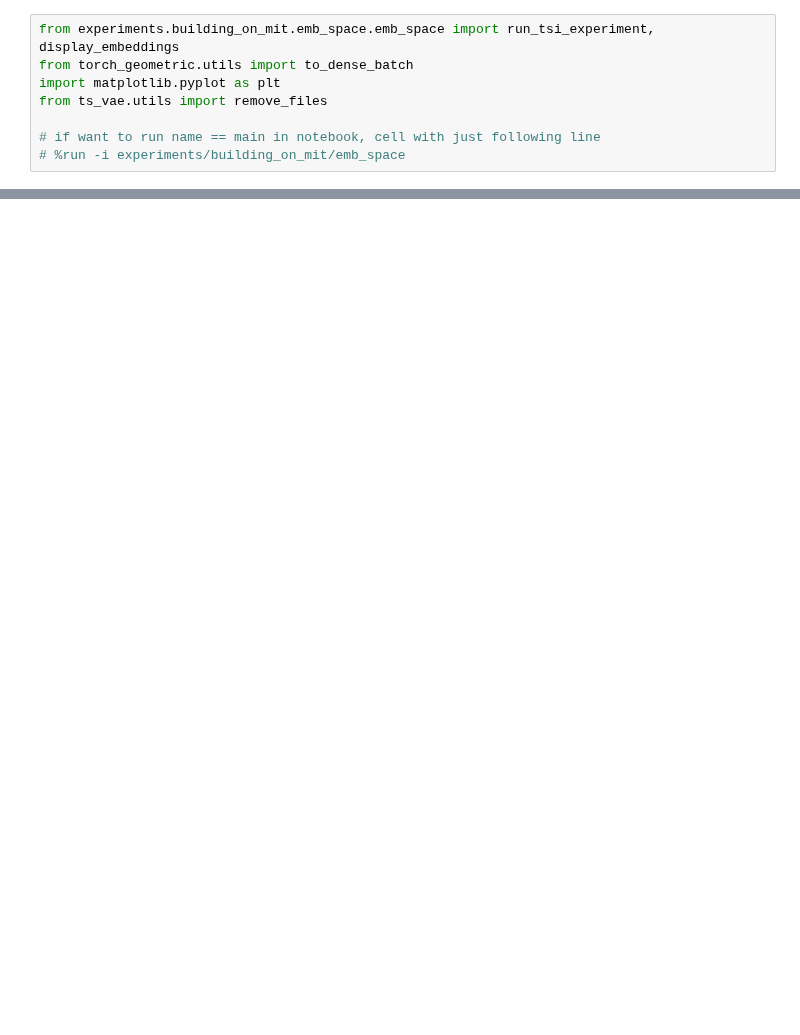
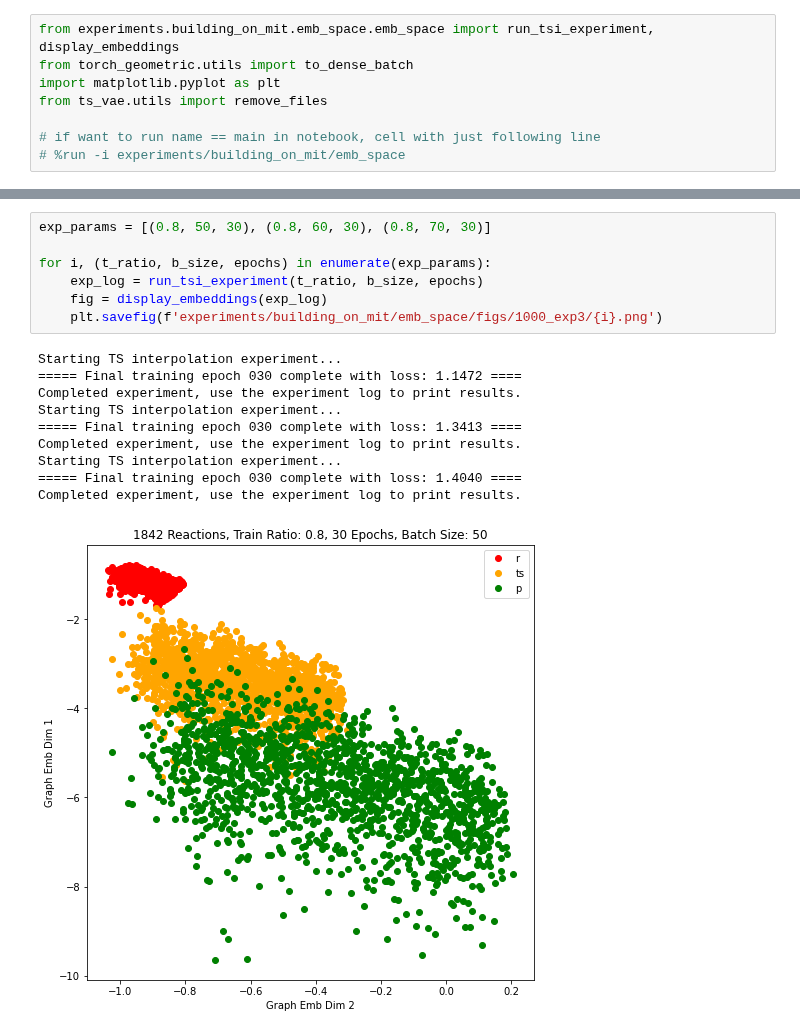
Before and after one commit to avishvj/3d-reactions, a Jupyter notebook: emb.ipynb, the cells around one changed output, grey strips where cells are left out. Cells and saved outputs as stored; diff of their text form; blank space fills up the shorter version.

```diff
--- a/emb.ipynb
+++ b/emb.ipynb
@@ -48,0 +72,18 @@ Completed experiment, use the experiment log to print results.
+# %%
+exp_params = [(0.8, 50, 30), (0.8, 60, 30), (0.8, 70, 30)]
+
+for i, (t_ratio, b_size, epochs) in enumerate(exp_params):
+    exp_log = run_tsi_experiment(t_ratio, b_size, epochs)
+    fig = display_embeddings(exp_log)
+    plt.savefig(f'experiments/building_on_mit/emb_space/figs/1000_exp3/{i}.png')
+# %% [output]
+Starting TS interpolation experiment...
+===== Final training epoch 030 complete with loss: 1.1472 ====
+Completed experiment, use the experiment log to print results.
+Starting TS interpolation experiment...
+===== Final training epoch 030 complete with loss: 1.3413 ====
+Completed experiment, use the experiment log to print results.
+Starting TS interpolation experiment...
+===== Final training epoch 030 complete with loss: 1.4040 ====
+Completed experiment, use the experiment log to print results.
+[figure, added]
```
Also changed, not shown: parts of 4 cells of this notebook.
